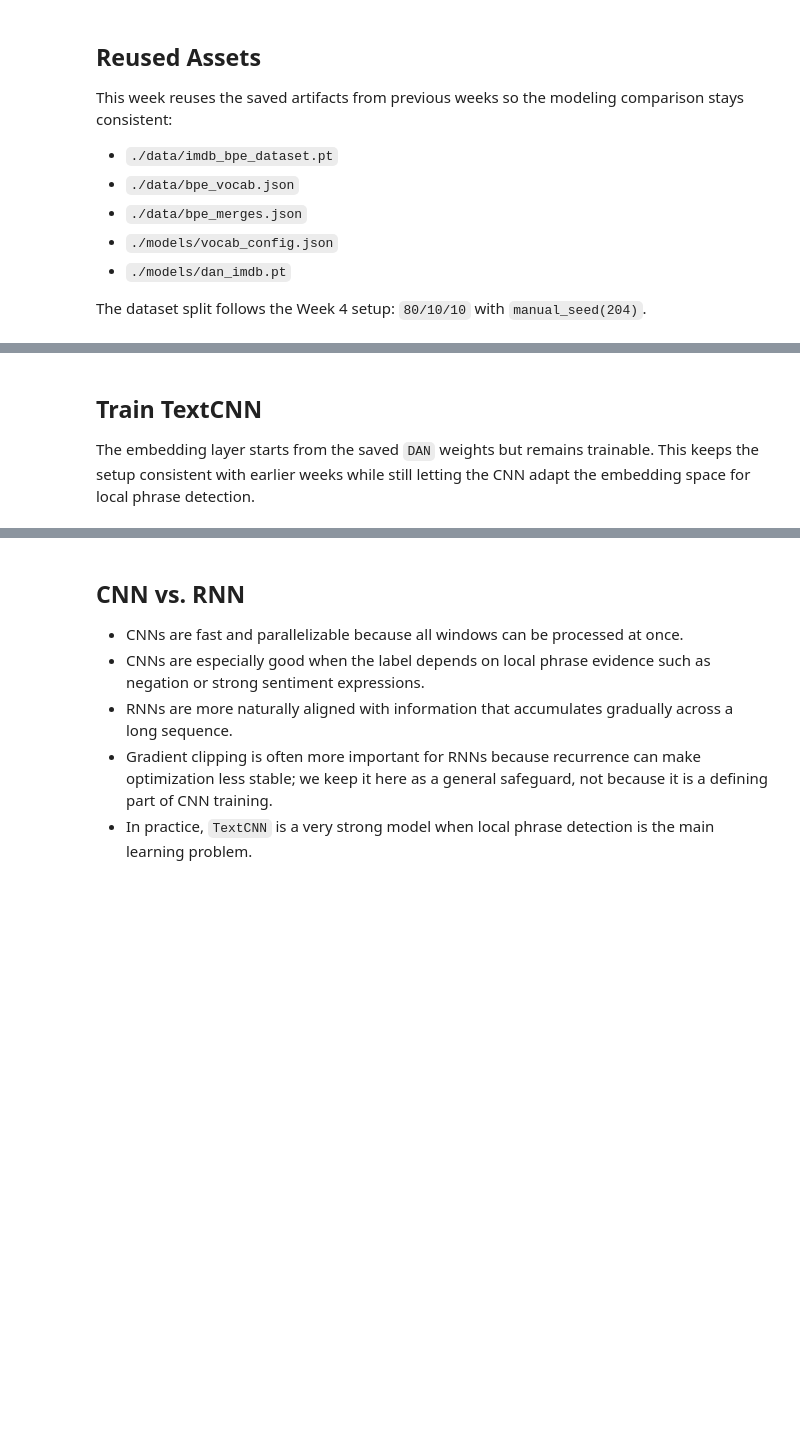
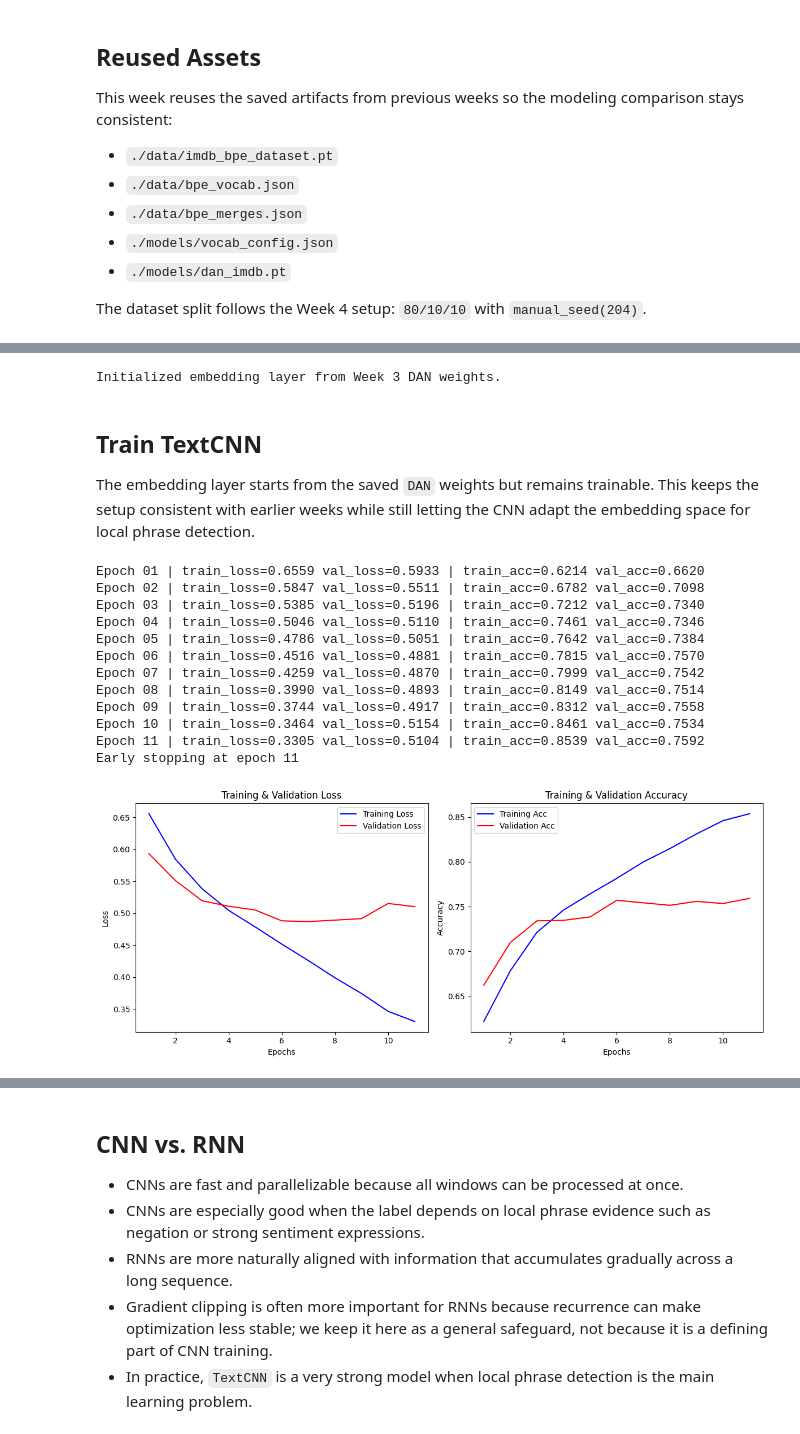
Before and after one commit to mdossett204/AI-maths-foundations, a Jupyter notebook: NLP-learning-notebooks/week5-CNN-for-text/Week_5_cnn_for_text.ipynb, the cells around one changed output, grey strips where cells are left out. Drawn from its saved outputs; the diff is of its cells as text; code cells hidden in the pictures; blank space fills up the shorter version.

Commit message:
added initial notebook update

```diff
--- a/NLP-learning-notebooks/week5-CNN-for-text/Week_5_cnn_for_text.ipynb
+++ b/NLP-learning-notebooks/week5-CNN-for-text/Week_5_cnn_for_text.ipynb
@@ -100,15 +184,13 @@ class TextCNN(nn.Module):
         embed_dim: int,
         padding_idx: int,
         num_filters: int,
-        kernel_sizes=(2, 3, 4),
+        kernel_sizes=(6, 10, 16),
         dropout: float = 0.3,
         num_classes: int = 1,
-        pool_mode: str = "max",
     ):
         super().__init__()
         self.embedding = nn.Embedding(vocab_size, embed_dim, padding_idx=padding_idx)
         self.kernel_sizes = tuple(kernel_sizes)
-        self.pool_mode = pool_mode
         self.dropout = nn.Dropout(dropout)
         self.convs = nn.ModuleList(
             [nn.Conv1d(embed_dim, num_filters, kernel_size=k) for k in self.kernel_sizes]
@@ -117,14 +199,8 @@ class TextCNN(nn.Module):
 
     def _pool_feature_map(self, feature_map: torch.Tensor, conv_mask: torch.Tensor) -> torch.Tensor:
         mask = conv_mask.unsqueeze(1)
-        if self.pool_mode == "max":
-            masked_map = feature_map.masked_fill(~mask, -1e9)
-            return masked_map.max(dim=-1).values
-        if self.pool_mode == "mean":
-            masked_map = feature_map * mask.float()
-            denom = mask.float().sum(dim=-1).clamp(min=1.0)
-            return masked_map.sum(dim=-1) / denom
-        raise ValueError(f"Unsupported pool_mode: {self.pool_mode}")
+        masked_map = feature_map.masked_fill(~mask, -1e9)
+        return masked_map.max(dim=-1).values
 
     def extract_feature_maps(self, input_ids: torch.Tensor, attention_mask: torch.Tensor):
         embedded = self.embedding(input_ids)
@@ -169,9 +247,8 @@ print(f"train: {len(train_ds)} | val: {len(val_ds)} | test: {len(test_ds)}")
 # %%
 embedding_dim = 384
 num_filters = 64
-kernel_sizes = (2, 3, 4)
+kernel_sizes = (6, 10, 16)
 dropout = 0.3
-pool_mode = "max"
 
 model = TextCNN(
     vocab_size=vocab_size,
@@ -181,33 +258,47 @@ model = TextCNN(
     kernel_sizes=kernel_sizes,
     dropout=dropout,
     num_classes=1,
-    pool_mode=pool_mode,
 ).to(device)
 
 load_pretrained_embedding(model, str(paths["dan_state"]))
-model = model.to(device)
 print("Initialized embedding layer from Week 3 DAN weights.")
+# %% [output]
+Initialized embedding layer from Week 3 DAN weights.
 # %% [markdown]
 ## Train TextCNN
 The embedding layer starts from the saved `DAN` weights but remains trainable. This keeps the setup consistent with earlier weeks while still letting the CNN adapt the embedding space for local phrase detection.
 # %%
 criterion = nn.BCEWithLogitsLoss()
 patience = 4
-num_epochs = 12
-lr = 2e-3
+num_epochs = 30
+lr = 1e-3
 weight_decay = 1e-4
-save_path = "./models/final_textcnn_imdb.pt"
+save_path = "./models/textcnn_imdb"
 
 best_model = train_test_model(
     device=device,
     model=model,
     criterion=criterion,
     train_loader=train_loader,
     val_loader=val_loader,
     patience=patience,
     num_epochs=num_epochs,
     lr=lr,
     weight_decay=weight_decay,
     is_binary=True,
     save_path=save_path,
 )
+# %% [output]
+Epoch 01 | train_loss=0.6559 val_loss=0.5933 | train_acc=0.6214 val_acc=0.6620
+Epoch 02 | train_loss=0.5847 val_loss=0.5511 | train_acc=0.6782 val_acc=0.7098
+Epoch 03 | train_loss=0.5385 val_loss=0.5196 | train_acc=0.7212 val_acc=0.7340
+Epoch 04 | train_loss=0.5046 val_loss=0.5110 | train_acc=0.7461 val_acc=0.7346
+Epoch 05 | train_loss=0.4786 val_loss=0.5051 | train_acc=0.7642 val_acc=0.7384
+Epoch 06 | train_loss=0.4516 val_loss=0.4881 | train_acc=0.7815 val_acc=0.7570
+Epoch 07 | train_loss=0.4259 val_loss=0.4870 | train_acc=0.7999 val_acc=0.7542
+Epoch 08 | train_loss=0.3990 val_loss=0.4893 | train_acc=0.8149 val_acc=0.7514
+Epoch 09 | train_loss=0.3744 val_loss=0.4917 | train_acc=0.8312 val_acc=0.7558
+Epoch 10 | train_loss=0.3464 val_loss=0.5154 | train_acc=0.8461 val_acc=0.7534
+Epoch 11 | train_loss=0.3305 val_loss=0.5104 | train_acc=0.8539 val_acc=0.7592
+Early stopping at epoch 11
+[figure, added]
```
Also changed, not shown: parts of 20 cells of this notebook, 1 other file.
